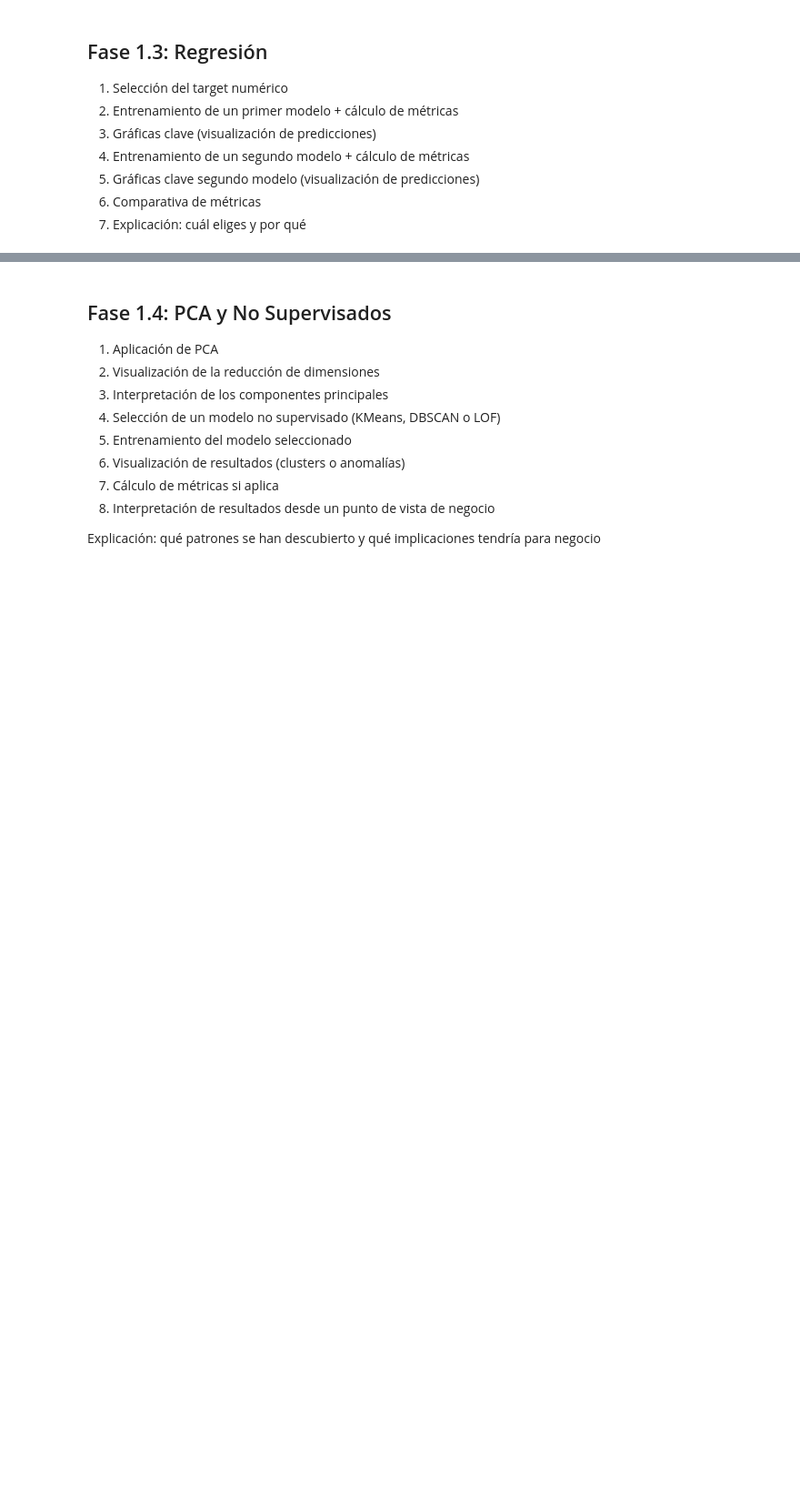
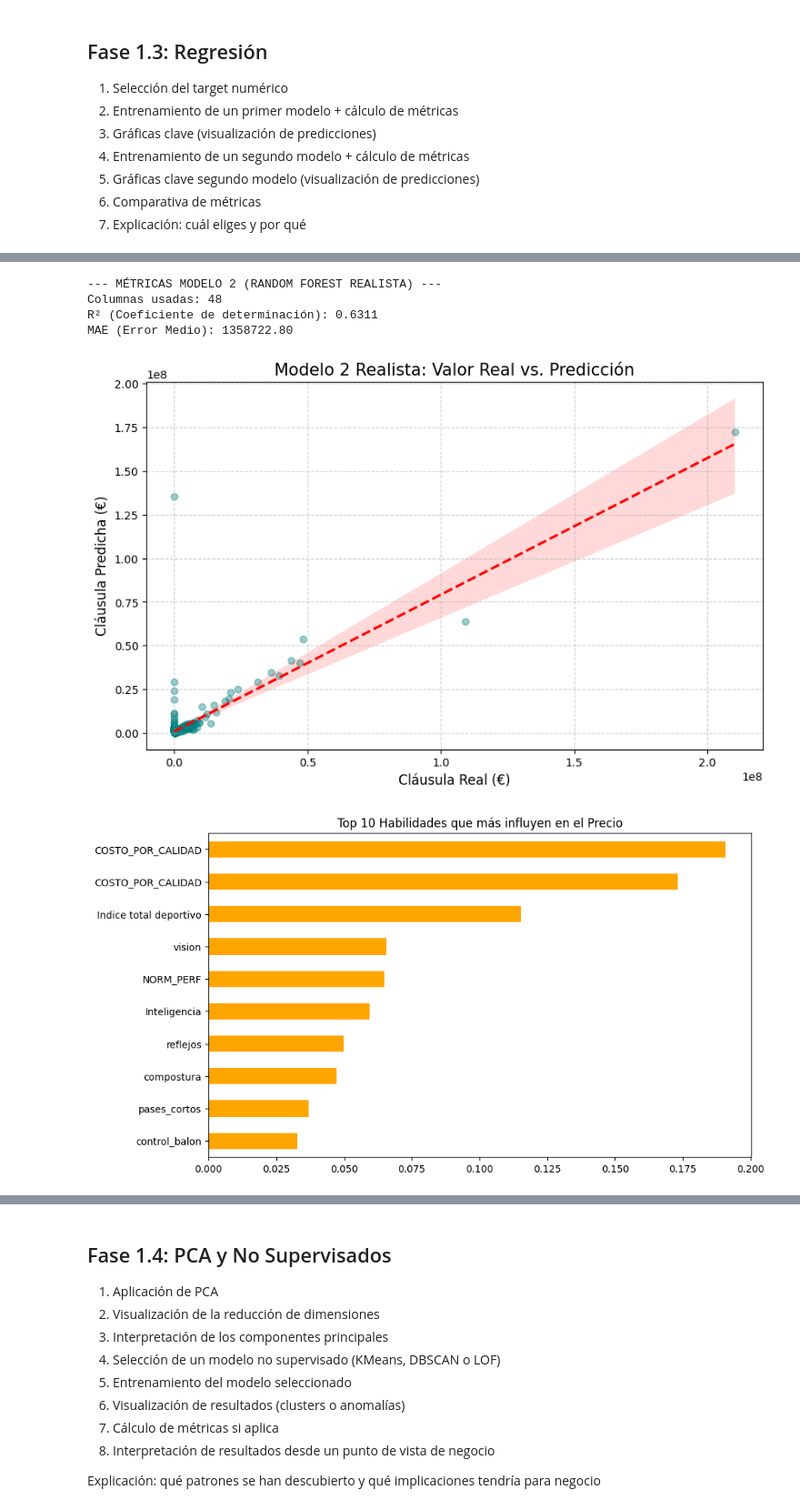
Before and after one commit to amarchenac-ops/repositoryanthony, a Jupyter notebook: [00] - Workshops/Workshop_ML_PartTime.ipynb, the cells around one changed output, grey strips where cells are left out. Shown at 91% size. Cells and saved outputs as stored; diff of their text form; code cells hidden in the pictures; blank space fills up the shorter version.

```diff
--- a/[00] - Workshops/Workshop_ML_PartTime.ipynb
+++ b/[00] - Workshops/Workshop_ML_PartTime.ipynb
@@ -441,0 +621,60 @@ plt.show()
+# %%
+from sklearn.ensemble import RandomForestRegressor
+from sklearn.metrics import mean_absolute_error, mean_squared_error, r2_score
+
+# 1. LIMPIEZA: Quitamos las columnas "tramposas" (monetarias)
+# Solo dejamos habilidades físicas y técnicas
+cols_realistas = [c for c in cols_a_escalar if not any(palabra in c.lower() for palabra in ['valor', 'clausula', 'salario'])]
+
+X_reg_2 = df_final[cols_realistas]
+y_reg_2 = df_final['clausula']
+
+# 2. División de datos
+X_train_r2, X_test_r2, y_train_r2, y_test_r2 = train_test_split(X_reg_2, y_reg_2, test_size=0.2, random_state=42)
+
+# 3. Entrenamiento con Random Forest (captura relaciones no lineales)
+modelo_reg_2 = RandomForestRegressor(n_estimators=100, max_depth=10, random_state=42)
+modelo_reg_2.fit(X_train_r2, y_train_r2)
+
+# 4. Predicciones
+y_pred_r2 = modelo_reg_2.predict(X_test_r2)
+
+# 5. Métricas
+mae_2 = mean_absolute_error(y_test_r2, y_pred_r2)
+rmse_2 = np.sqrt(mean_squared_error(y_test_r2, y_pred_r2))
+r2_v2 = r2_score(y_test_r2, y_pred_r2)
+
+print("--- MÉTRICAS MODELO 2 (RANDOM FOREST REALISTA) ---")
+print(f"Columnas usadas: {len(cols_realistas)}")
+print(f"R² (Coeficiente de determinación): {r2_v2:.4f}")
+print(f"MAE (Error Medio): {mae_2:.2f}")
+# %% [output]
+--- MÉTRICAS MODELO 2 (RANDOM FOREST REALISTA) ---
+Columnas usadas: 48
+R² (Coeficiente de determinación): 0.6311
+MAE (Error Medio): 1358722.80
+# %%
+import matplotlib.pyplot as plt
+import seaborn as sns
+
+# Configuración de la figura
+fig, ax = plt.subplots(figsize=(10, 6))
+
+# Gráfica Real vs Predicho
+sns.regplot(x=y_test_r2, y=y_pred_r2, scatter_kws={'alpha':0.4, 'color':'teal'}, line_kws={'color':'red', 'ls':'--'})
+
+ax.set_title('Modelo 2 Realista: Valor Real vs. Predicción', fontsize=15)
+ax.set_xlabel('Cláusula Real (€)', fontsize=12)
+ax.set_ylabel('Cláusula Predicha (€)', fontsize=12)
+plt.grid(True, linestyle='--', alpha=0.6)
+plt.show()
+
+# Análisis de importancia de variables (¿Qué hace que un jugador sea caro?)
+importancias = pd.Series(modelo_reg_2.feature_importances_, index=cols_realistas).sort_values(ascending=False)
+plt.figure(figsize=(10, 6))
+importancias.head(10).plot(kind='barh', color='orange').invert_yaxis()
+plt.title('Top 10 Habilidades que más influyen en el Precio')
+plt.show()
+# %% [output]
+[figure, added]
+[figure, added]
```
Also changed, not shown: parts of 8 cells of this notebook.
